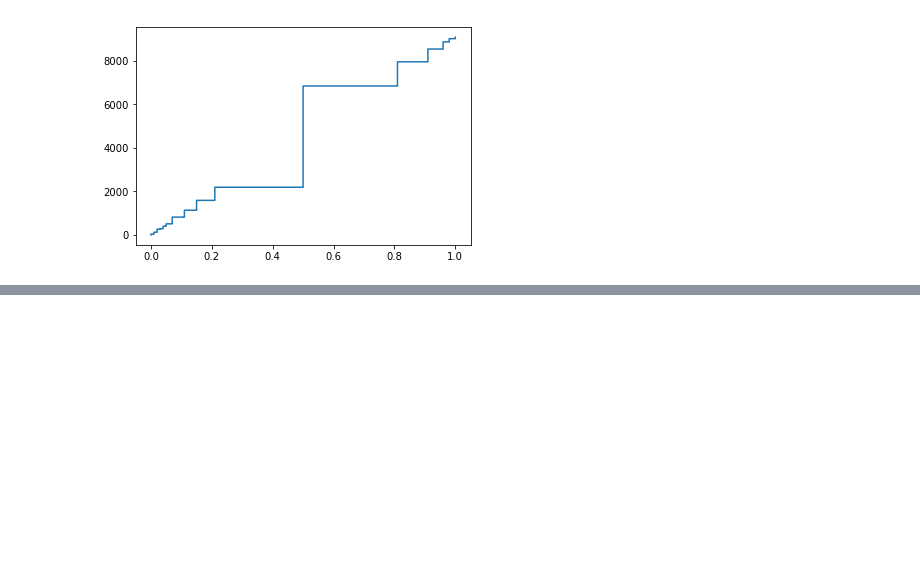
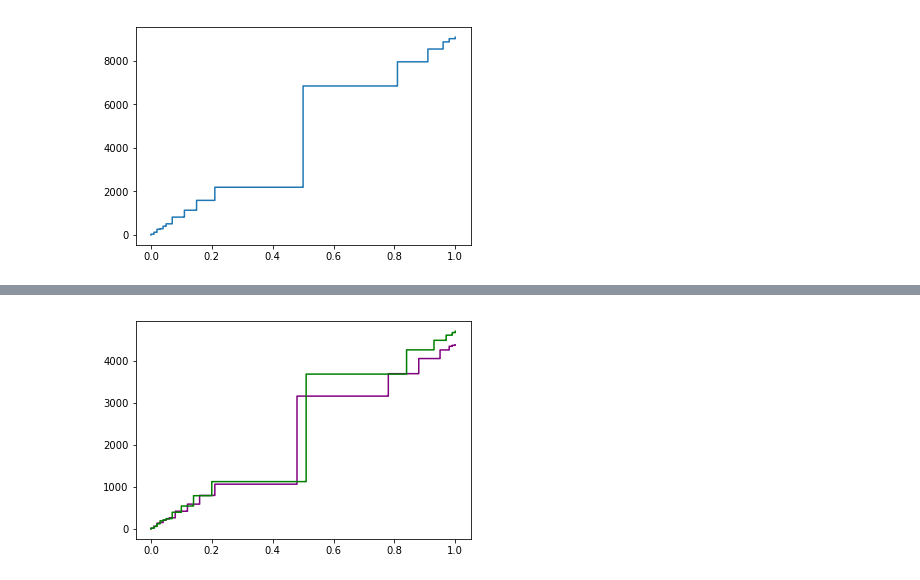
Before and after one commit to hanhanwu/Hanhan_Data_Science_Practice, a Jupyter notebook: Applied_Statistics/thinkstats_chapter3.ipynb, the cells around one changed output, grey strips where cells are left out. Saved outputs shown, nothing was run; the diff lists cells and outputs as text; code cells hidden in the pictures; blank space fills up the shorter version.

```diff
--- a/Applied_Statistics/thinkstats_chapter3.ipynb
+++ b/Applied_Statistics/thinkstats_chapter3.ipynb
@@ -64,0 +108,8 @@ plt.show()
+# %%
+sorted_data1 = np.sort(first_baby['prglngth_percentile'])
+sorted_data2 = np.sort(other_baby['prglngth_percentile'])
+plt.step(sorted_data1, np.arange(sorted_data1.size),c='purple')
+plt.step(sorted_data2, np.arange(sorted_data2.size),c='green')
+plt.show()
+# %% [output]
+[figure, added]
```
Also changed, not shown: parts of 14 cells of this notebook.
